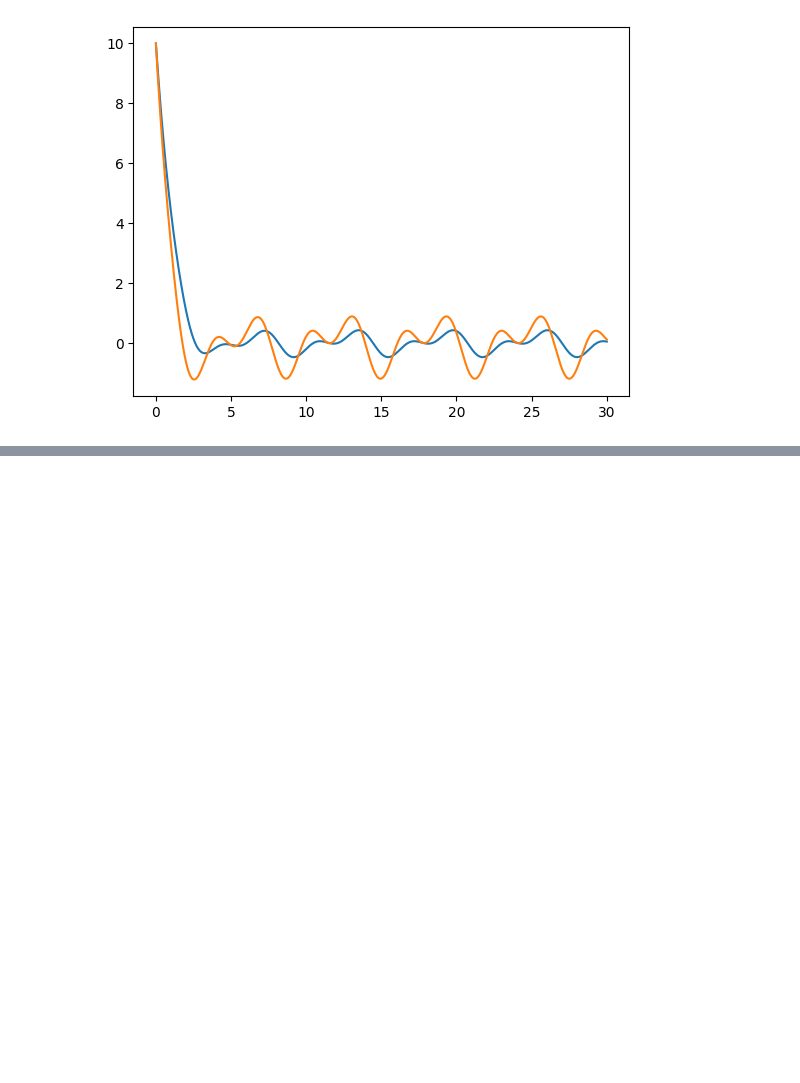
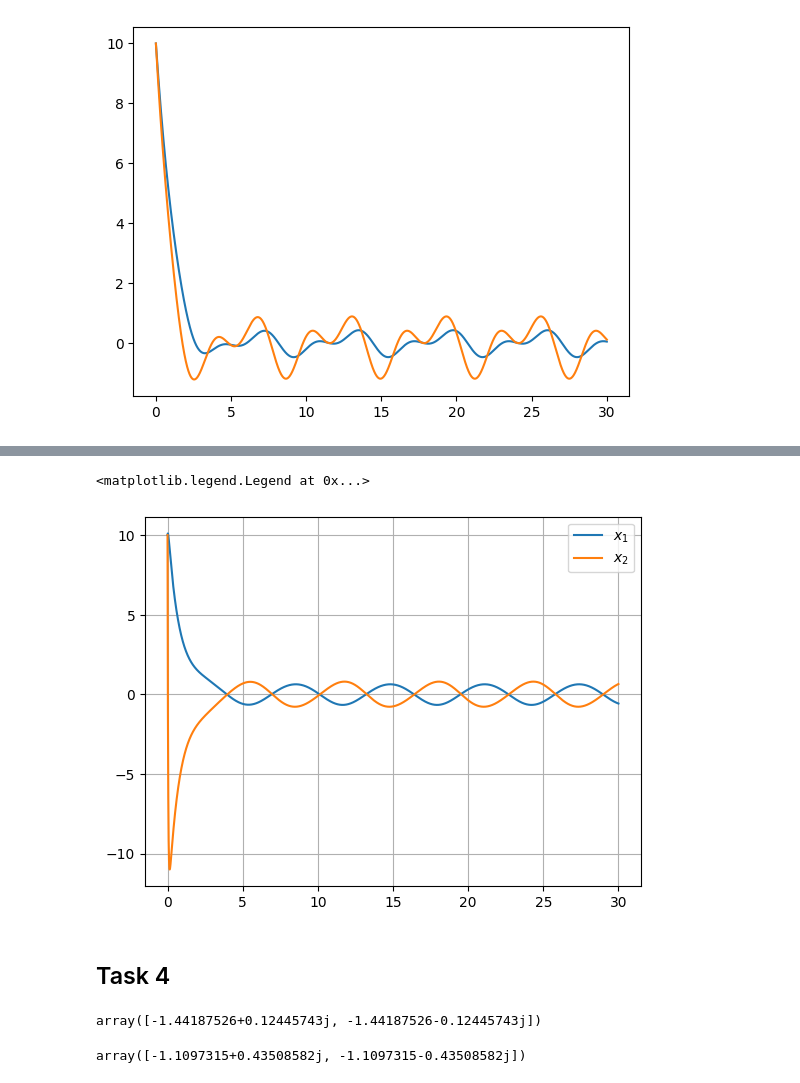
Before and after one commit to diuzhevVlad/control-theory-itmo-2023-2024, a Jupyter notebook: Lab11/Lab11.ipynb, the cells around one changed output, grey strips where cells are left out. Drawn from its saved outputs; the diff is of its cells as text; code cells hidden in the pictures; blank space fills up the shorter version.

```diff
--- a/Lab11/Lab11.ipynb
+++ b/Lab11/Lab11.ipynb
@@ -329,0 +414,12 @@ plt.plot(time_1,out.states[3])
+# %%
+z = ctrl.forced_response(sys_for_an_3,time_1,X0=np.ones((2,1))*10,U=w)
+# %%
+plt.plot(time_1,z.states[0],label="$x_1$")
+plt.plot(time_1,z.states[1],label="$x_2$")
+plt.grid()
+plt.legend()
+# %% [output]
+<matplotlib.legend.Legend at 0x...>
+[figure, added]
+# %% [markdown]
+## Task 4
@@ -329,0 +468,8 @@ plt.plot(time_1,out.states[3])
+# %%
+np.linalg.eigvals(A+B_2@K_4)
+# %% [output]
+array([-1.44187526+0.12445743j, -1.44187526-0.12445743j])
+# %%
+np.linalg.eigvals(A+L_4@C_1)
+# %% [output]
+array([-1.1097315+0.43508582j, -1.1097315-0.43508582j])
```
Also changed, not shown: parts of 19 cells of this notebook.
